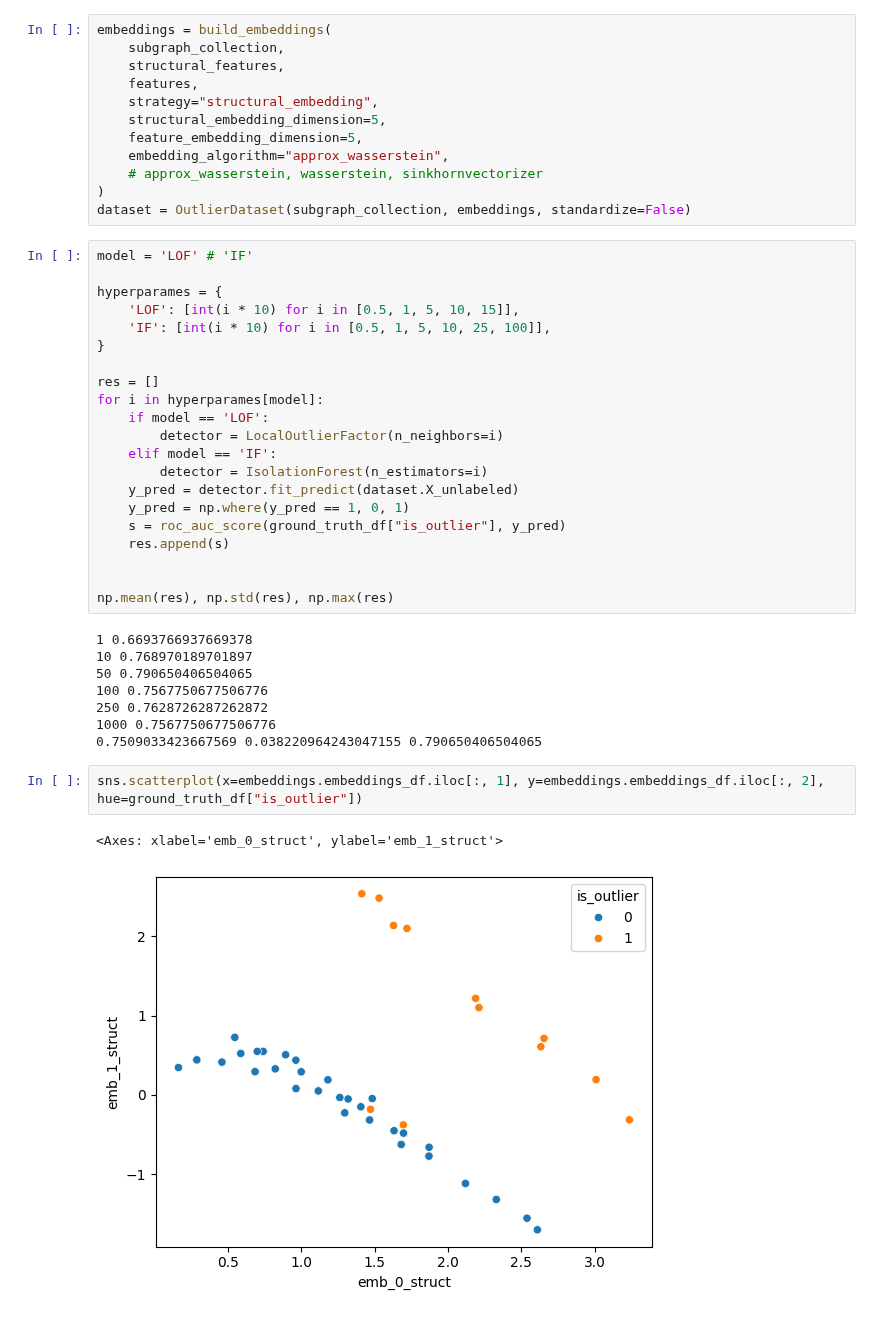
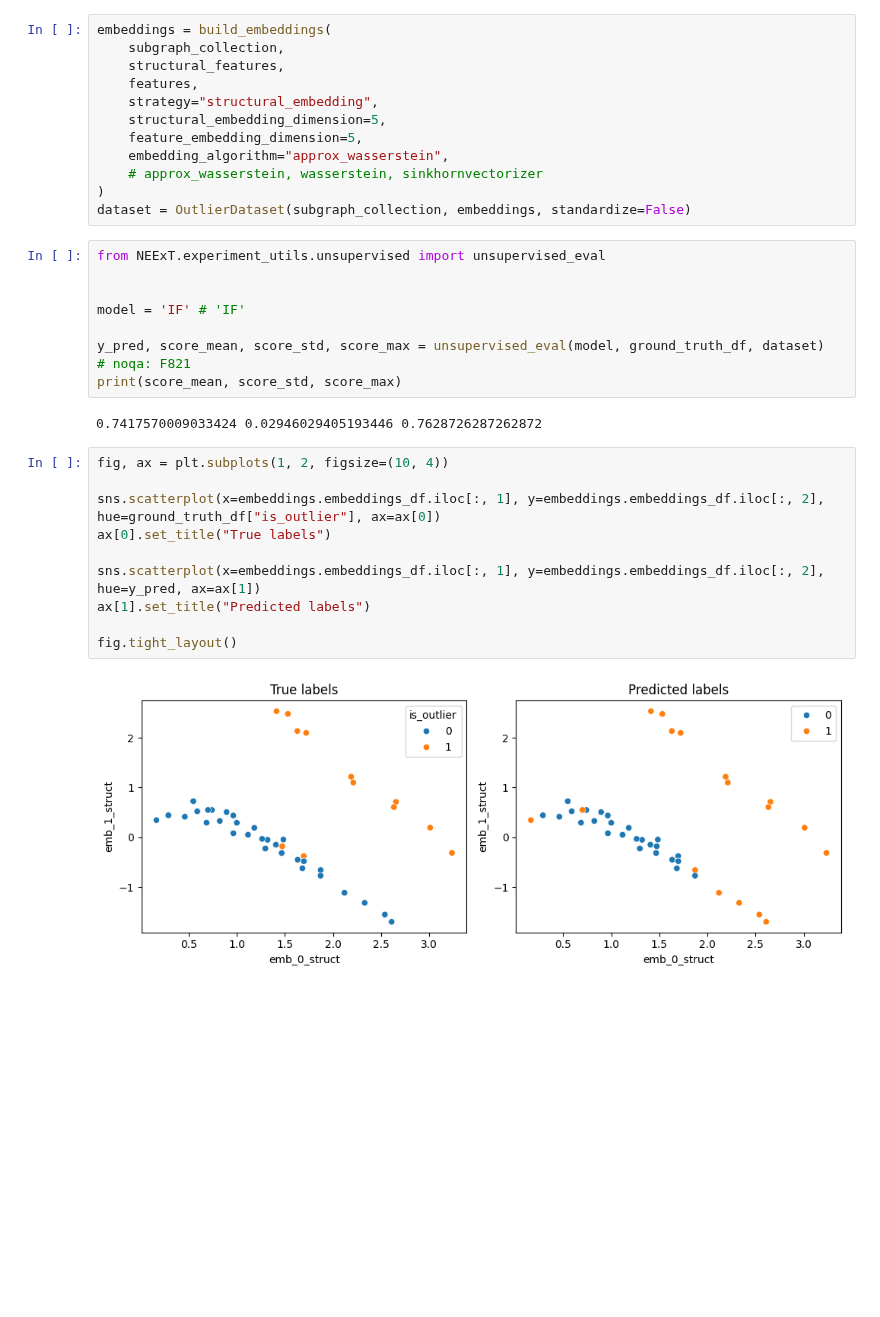
Before and after one commit to ashdehghan/NEExT, a Jupyter notebook: experiments/outlier_unsupervised.ipynb, the cells around one changed output. Saved outputs shown, nothing was run; the diff lists cells and outputs as text; blank space fills up the shorter version.

```diff
--- a/experiments/outlier_unsupervised.ipynb
+++ b/experiments/outlier_unsupervised.ipynb
@@ -55,37 +55,25 @@ embeddings = build_embeddings(
     # approx_wasserstein, wasserstein, sinkhornvectorizer
 )
 dataset = OutlierDataset(subgraph_collection, embeddings, standardize=False)
-# %%
-model = 'LOF' # 'IF'
-
-hyperparames = {
-    'LOF': [int(i * 10) for i in [0.5, 1, 5, 10, 15]],
-    'IF': [int(i * 10) for i in [0.5, 1, 5, 10, 25, 100]],
-}
-
-res = []
-for i in hyperparames[model]:
-    if model == 'LOF':
-        detector = LocalOutlierFactor(n_neighbors=i)
-    elif model == 'IF':
-        detector = IsolationForest(n_estimators=i)
-    y_pred = detector.fit_predict(dataset.X_unlabeled)
-    y_pred = np.where(y_pred == 1, 0, 1)
-    s = roc_auc_score(ground_truth_df["is_outlier"], y_pred)
-    res.append(s)
-
-
-np.mean(res), np.std(res), np.max(res)
-# %% [output]
-1 0.6693766937669378
-10 0.768970189701897
-50 0.790650406504065
-100 0.7567750677506776
-250 0.7628726287262872
-1000 0.7567750677506776
-0.7509033423667569 0.038220964243047155 0.790650406504065
-# %%
-sns.scatterplot(x=embeddings.embeddings_df.iloc[:, 1], y=embeddings.embeddings_df.iloc[:, 2], hue=ground_truth_df["is_outlier"])
-# %% [output]
-<Axes: xlabel='emb_0_struct', ylabel='emb_1_struct'>
-[figure, removed]
+# %%
+from NEExT.experiment_utils.unsupervised import unsupervised_eval
+
+
+model = 'IF' # 'IF'
+
+y_pred, score_mean, score_std, score_max = unsupervised_eval(model, ground_truth_df, dataset)  # noqa: F821
+print(score_mean, score_std, score_max)
+# %% [output]
+0.7417570009033424 0.02946029405193446 0.7628726287262872
+# %%
+fig, ax = plt.subplots(1, 2, figsize=(10, 4))
+
+sns.scatterplot(x=embeddings.embeddings_df.iloc[:, 1], y=embeddings.embeddings_df.iloc[:, 2], hue=ground_truth_df["is_outlier"], ax=ax[0])
+ax[0].set_title("True labels")
+
+sns.scatterplot(x=embeddings.embeddings_df.iloc[:, 1], y=embeddings.embeddings_df.iloc[:, 2], hue=y_pred, ax=ax[1])
+ax[1].set_title("Predicted labels")
+
+fig.tight_layout()
+# %% [output]
+[figure, added]
```
Also changed, not shown: 4 other files.
